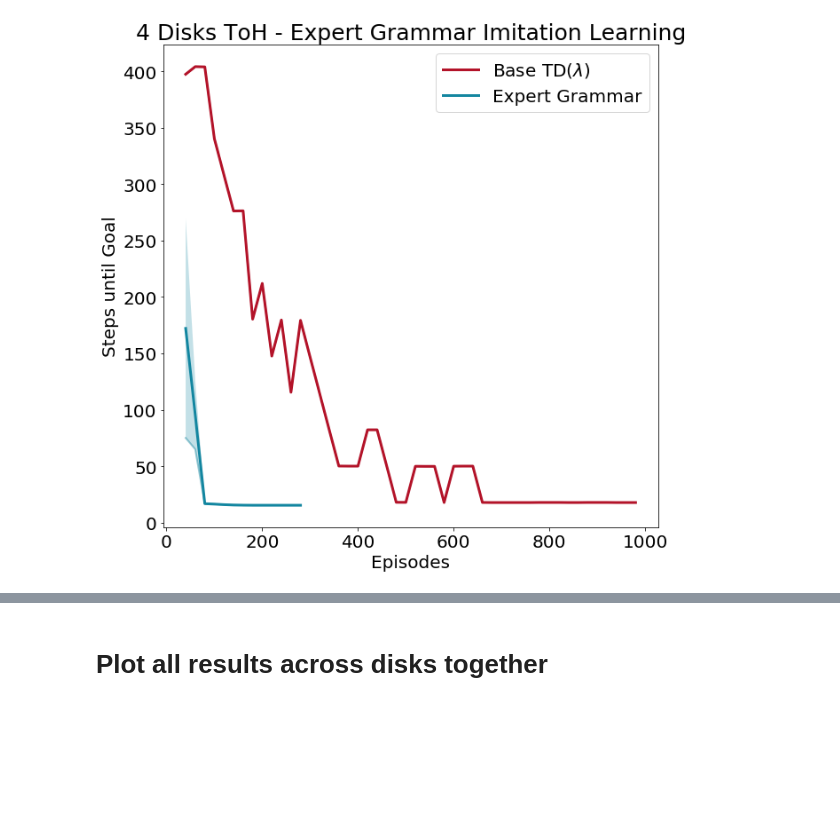
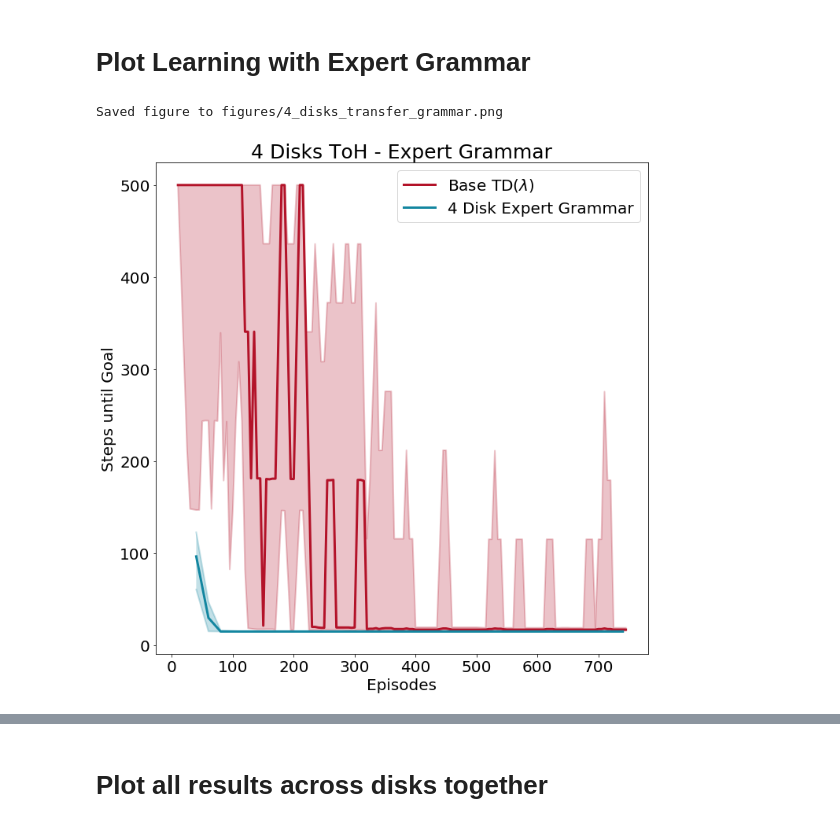
Before and after one commit to RobertTLange/action-grammars-hrl, a Jupyter notebook: visualizations.ipynb, the cells around one changed output, grey strips where cells are left out. Drawn from its saved outputs; the diff is of its cells as text; code cells hidden in the pictures; blank space fills up the shorter version.

```diff
--- a/visualizations.ipynb
+++ b/visualizations.ipynb
@@ -32,18 +29,25 @@ results_5_smdp_online_no_transfer = np.loadtxt(results_dir + "5_disks_smdp_onlin
 # %%
 its_4 = [results_4_q[:, 0], results_4_smdp_imi[:, 0]]
 steps_4 = [results_4_q[:, 1], results_4_smdp_imi[:, 1]]
-sd_steps_4 = [results_4_q[:, 2], results_4_smdp_imi[:, 2]]
+p10_steps_4 = [results_4_q[:, 2], results_4_smdp_imi[:, 2]]
+p90_steps_4 = [results_4_q[:, 3], results_4_smdp_imi[:, 3]]
 
 its_5 = [results_5_q[:, 0], results_5_smdp_imi[:, 0]]
 steps_5 = [results_5_q[:, 1], results_5_smdp_imi[:, 1]]
-sd_steps_5 = [results_5_q[:, 2], results_5_smdp_imi[:, 2]]
+p10_steps_5 = [results_5_q[:, 2], results_5_smdp_imi[:, 2]]
+p90_steps_5 = [results_5_q[:, 3], results_5_smdp_imi[:, 3]]
 
-# its_6 = [results_6_q[:, 0], results_6_smdp_imi[:, 0]]
-# steps_6 = [results_6_q[:, 1], results_6_smdp_imi[:, 1]]
-# sd_steps_6 = [results_6_q[:, 2], results_6_smdp_imi[:, 2]]
-
-plot_learning(its_4, steps_4, sd_steps_4, 3,
-              "4 Disks ToH - Expert Grammar Imitation Learning",
-              label_temp=[r"Base TD($\lambda$)", "Expert Grammar"])
+its_6 = [results_6_q[:, 0], results_6_smdp_imi[:, 0]]
+steps_6 = [results_6_q[:, 1], results_6_smdp_imi[:, 1]]
+p10_steps_6 = [results_6_q[:, 2], results_6_smdp_imi[:, 2]]
+p90_steps_6 = [results_6_q[:, 3], results_6_smdp_imi[:, 3]]
-# %% [output]
-[figure, removed]
+# %% [markdown]
+# Plot Learning with Expert Grammar
+# %%
+plot_learning(its_4, steps_4, p10_steps_4, p90_steps_4, 3,
+              "4 Disks ToH - Expert Grammar",
+              label_temp=[r"Base TD($\lambda$)", "4 Disk Expert Grammar"],
+              save_fname="figures/4_disks_transfer_grammar.png")
+# %% [output]
+Saved figure to figures/4_disks_transfer_grammar.png
+[figure, added]
```
Also changed, not shown: parts of 6 cells of this notebook, 38 other files.
